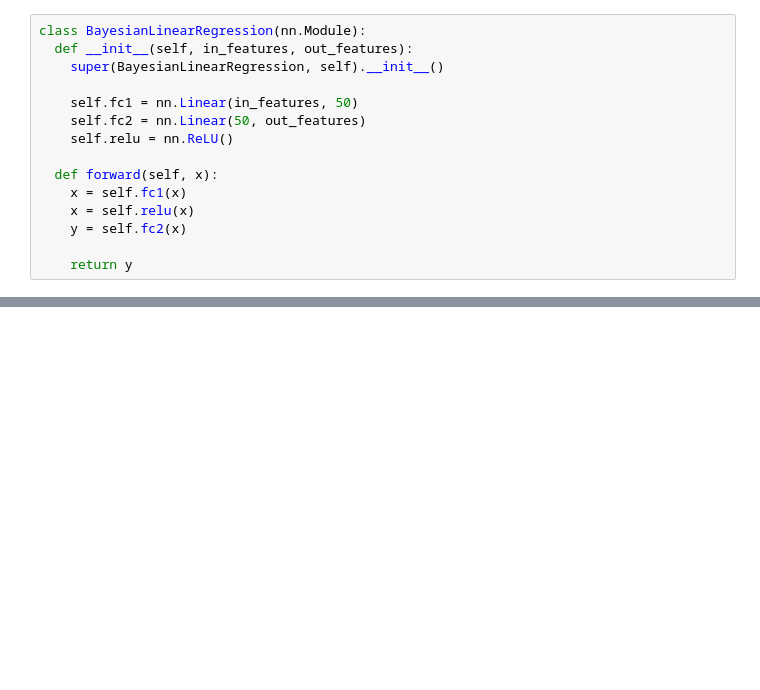
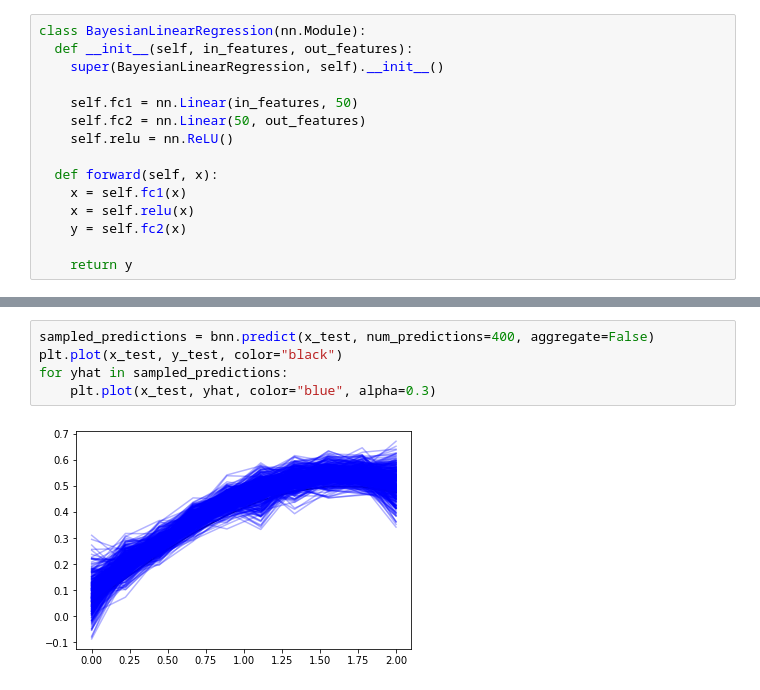
Before and after one commit to bominwang/Bayesian-neural-network, a Jupyter notebook: simple_bnn.ipynb, the cells around one changed output, grey strips where cells are left out. Drawn from its saved outputs; the diff is of its cells as text; blank space fills up the shorter version.

```diff
--- a/simple_bnn.ipynb
+++ b/simple_bnn.ipynb
@@ -93,0 +94,7 @@ for c in range(4):
+# %%
+sampled_predictions = bnn.predict(x_test, num_predictions=400, aggregate=False)
+plt.plot(x_test, y_test, color="black")
+for yhat in sampled_predictions:
+    plt.plot(x_test, yhat, color="blue", alpha=0.3)
+# %% [output]
+[figure, added]
```
Also changed, not shown: parts of 2 cells of this notebook.
